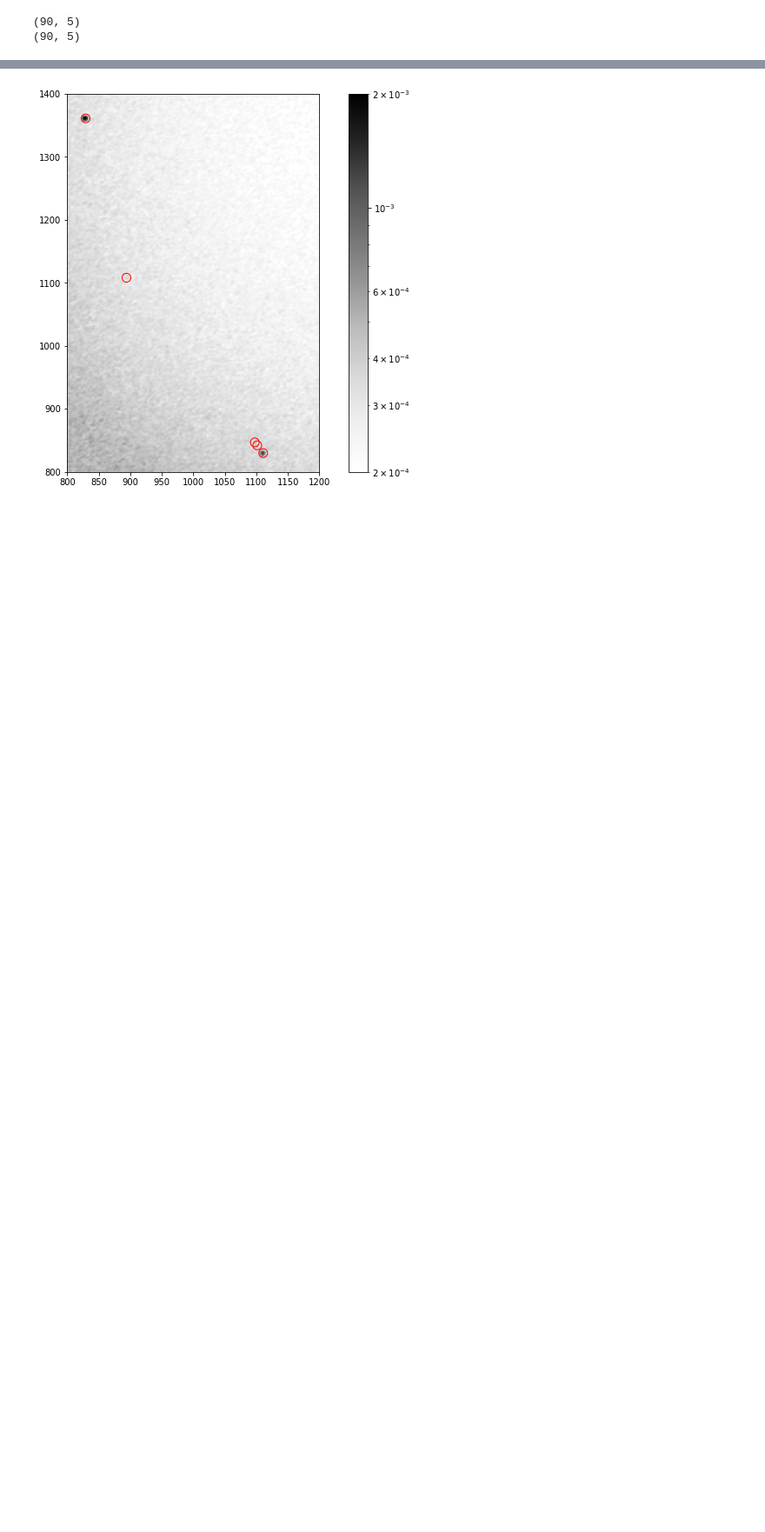
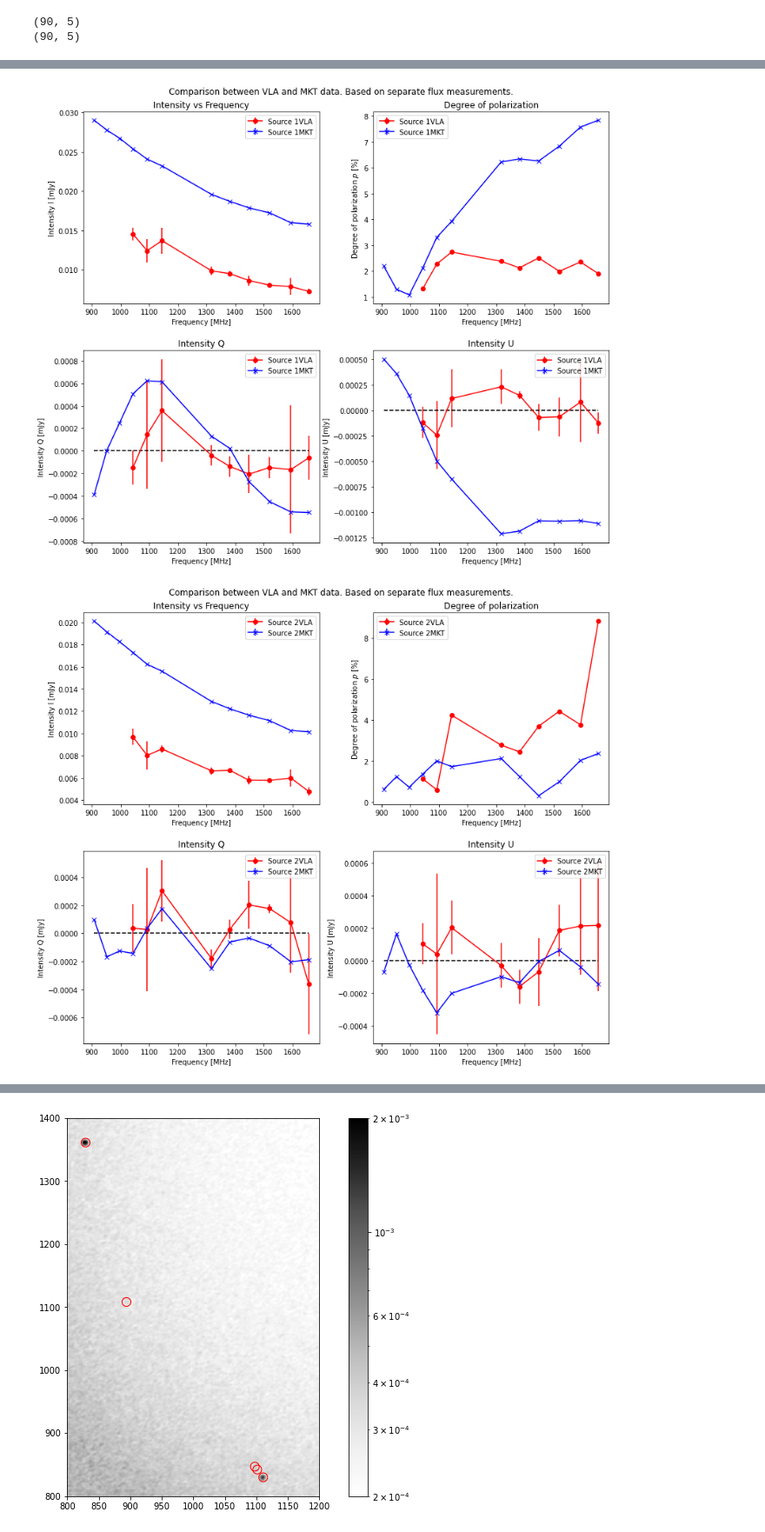
Before and after one commit to Woutmg/Meerkat_FracPol, a Jupyter notebook: Abell 85 Comparison VLA Meerkat Data.ipynb, the cells around one changed output, grey strips where cells are left out. Shown at 87% size. Cells and saved outputs as stored; diff of their text form; code cells hidden in the pictures; blank space fills up the shorter version.

```diff
--- a/Abell 85 Comparison VLA Meerkat Data.ipynb
+++ b/Abell 85 Comparison VLA Meerkat Data.ipynb
@@ -395,4 +403,7 @@ Linpol_VLA_hist = np.sqrt(U_hist_VLA**2 + Q_hist_VLA**2)
 Linpol_VLA_hist_err = (U_hist_VLA*U_hist_VLA_err + Q_hist_VLA*Q_hist_VLA_err)/Linpol_VLA_hist
 # %%
 # We plot the results from the binning of Eriks flux measurements
-plotter(freqs_middle, freqs_middle, I_hist_VLA, I_phot_table_compar, I_hist_VLA_err, np.zeros(np.shape(I_phot_table_compar)), Q_hist_VLA, Q_phot_table_compar, Q_hist_VLA_err, np.zeros(np.shape(Q_phot_table_compar)), U_hist_VLA, U_phot_table_compar, U_hist_VLA_err, np.zeros(np.shape(U_phot_table_compar)), Linpol_VLA_hist, Linpol_compar, np.zeros(np.shape(Linpol_VLA_hist)), np.zeros(np.shape(Linpol_compar)), Pol_Angles_VLA_hist, Pol_Angles_compar, Labels, name_1='VLA', name_2='MKT', channels=False, polar=False, angle=False, statistic=False)
+plotter(freqs_middle, freqs_middle, I_hist_VLA, I_phot_table_compar, I_hist_VLA_err, np.zeros(np.shape(I_phot_table_compar)), Q_hist_VLA, Q_phot_table_compar, Q_hist_VLA_err, np.zeros(np.shape(Q_phot_table_compar)), U_hist_VLA, U_phot_table_compar, U_hist_VLA_err, np.zeros(np.shape(U_phot_table_compar)), Linpol_VLA_hist, np.zeros(np.shape(Linpol_VLA_hist)), Linpol_compar, np.zeros(np.shape(Linpol_compar)), Pol_Angles_VLA_hist, Pol_Angles_compar, Labels, name_1='VLA', name_2='MKT', channels=True, polar=False, angle=False, statistic=False)
+# %% [output]
+[figure, added]
+[figure, added]
```
Also changed, not shown: parts of 8 cells of this notebook, 8 other files.
